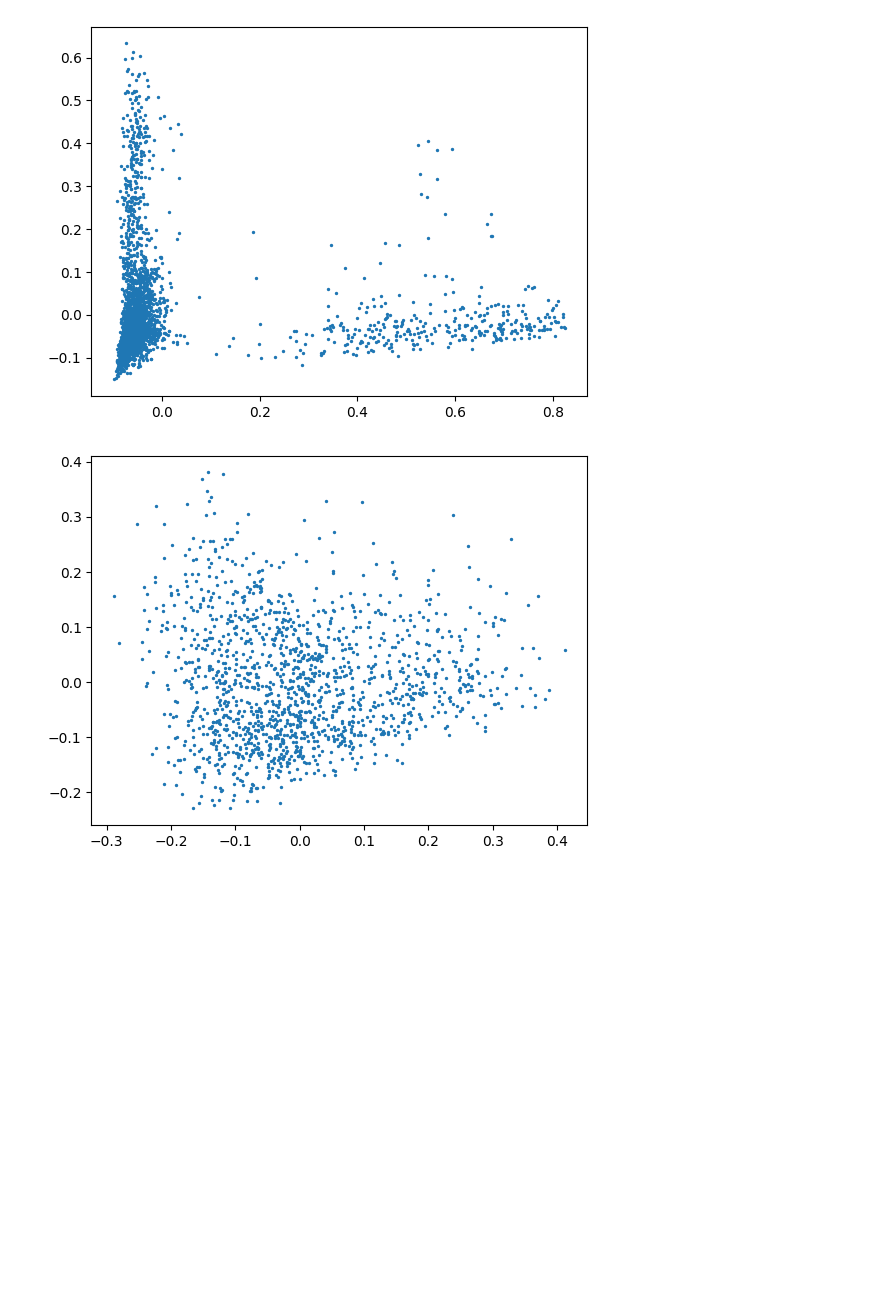
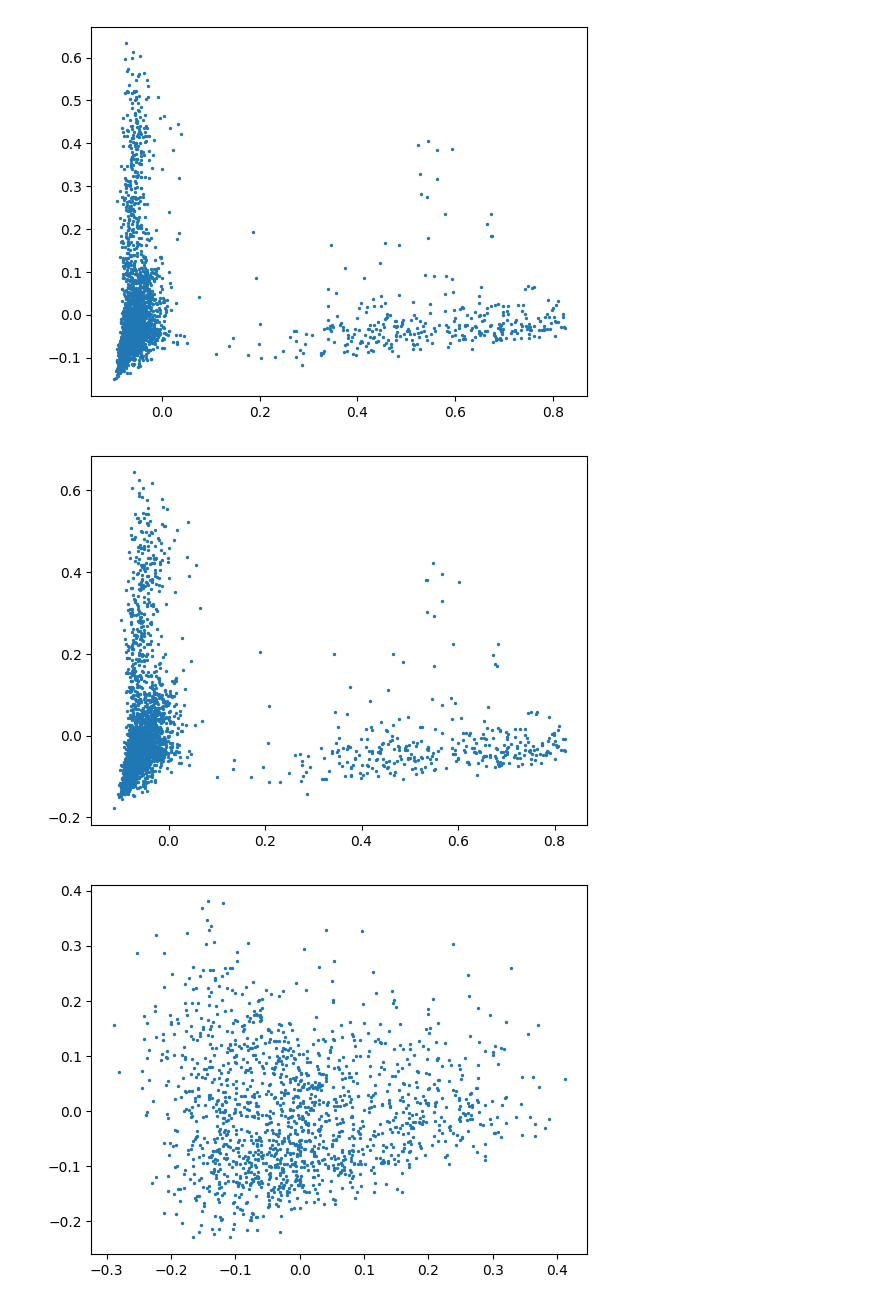
Before and after one commit to mlynatom/viz_project, a Jupyter notebook: data_view.ipynb, the cells around one changed output. Drawn from its saved outputs; the diff is of its cells as text; code cells hidden in the pictures; blank space fills up the shorter version.

Commit message:
lemmatization, pngs

```diff
--- a/data_view.ipynb
+++ b/data_view.ipynb
@@ -58,12 +55,12 @@ from nltk.stem import WordNetLemmatizer
 lemmatizer = WordNetLemmatizer()
 lemmatized_vocabulary = []
 
-for word in vocabulary:
+for word in vocab_kos:
     lemmatized_word = lemmatizer.lemmatize(word)
     if lemmatized_word != word:
         print(word, lemmatized_word)
     lemmatized_vocabulary.append(lemmatized_word)
 
-print(len(lemmatized_vocabulary), len(set(lemmatized_vocabulary))) #1000 words less -> lower dimension?
+print(len(lemmatized_vocabulary), len(set(lemmatized_vocabulary))) #1000 words less -> lower dimension -> better dimred??
 print(lemmatized_vocabulary)
 # %% [output]
@@ -88,0 +86,7 @@ zones zone
+# %%
+mapping = {}
+lemma_kos = list(np.unique(lemmatized_vocabulary))
+print(len(lemma_kos))
+for i, word in enumerate(vocab_kos):
+    idx_in_new = lemma_kos.index(lemmatizer.lemmatize(word))
+    mapping[i] = idx_in_new
@@ -88,0 +95,13 @@ zones zone
+# %%
+with open("data/bag+of+words/docword.kos.txt", "r") as f:
+    n_docs = int(f.readline().strip())
+    n_words = int(f.readline().strip())
+    n_words = len(lemma_kos)
+    n_nonzero_counts = int(f.readline().strip())
+    print(n_docs, n_words, n_nonzero_counts)
+    counts_lemma_kos = np.zeros((n_docs, n_words))
+    for line in f:
+        split_line = line.strip().split(" ")
+        word_id = int(split_line[1])-1
+        new_word_id = mapping[word_id]
+        counts_lemma_kos[int(split_line[0])-1, new_word_id] += int(split_line[2])
@@ -89,3 +120,5 @@ zones zone
+# %%
+tf_idf_matrix_kos_lemma = tfdidf_transformer.fit_transform(counts_lemma_kos)
 # %% [markdown]
 ## Dimension Reduction
 # %%
@@ -130,6 +163,10 @@ def reduce_dim(reducer, data, colour=None, cmap=None, verbose=False):
 reduce_dim(PCA(n_components=2, svd_solver="arpack"), tf_idf_matrix_kos)
 # %% [output]
 [figure]
+# %%
+reduce_dim(PCA(n_components=2, svd_solver="arpack"), tf_idf_matrix_kos_lemma)
+# %% [output]
+[figure, added]
 # %%
 reduce_dim(PCA(n_components=2, svd_solver="arpack"), tf_idf_matrix_nips)
 # %% [output]
```
Also changed, not shown: parts of 8 cells of this notebook, 11 other files.
